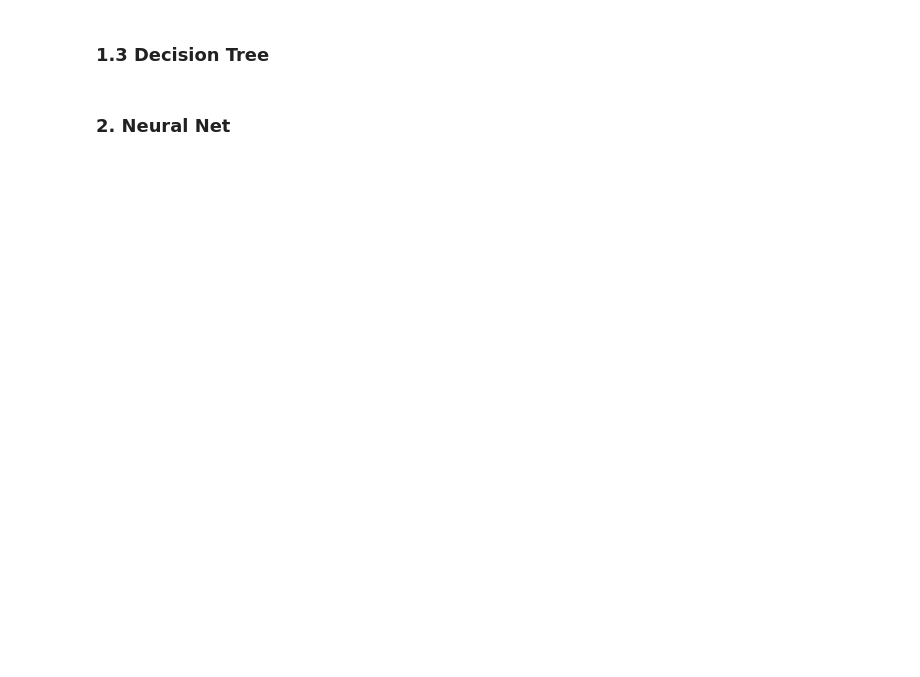
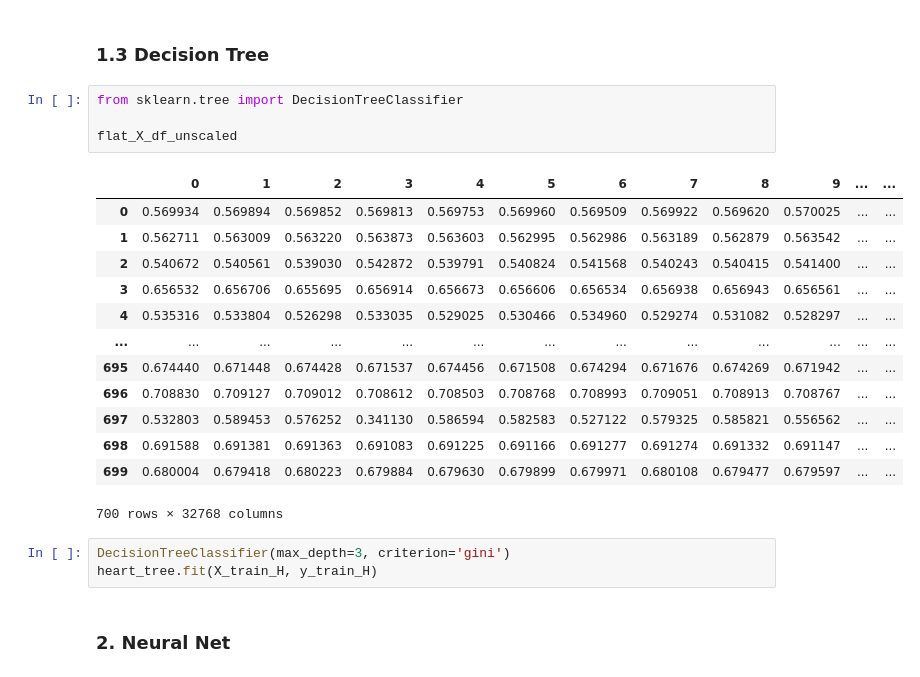
Before and after one commit to mayonesa-parquet/ml, a Jupyter notebook: ML-Projekt.ipynb, the cells around one changed output. Saved outputs shown, nothing was run; the diff lists cells and outputs as text; blank space fills up the shorter version.

```diff
--- a/ML-Projekt.ipynb
+++ b/ML-Projekt.ipynb
@@ -367,4 +532,25 @@ X_test = sc.transform(X_test)
 # %% [markdown]
 ### 1.3 Decision Tree
+# %%
+from sklearn.tree import DecisionTreeClassifier
+
+flat_X_df_unscaled
+# %% [output]
+|  | 0 | 1 | 2 | 3 | 4 | 5 | 6 | 7 | 8 | 9 | ... | ... |
+| 0 | 0.569934 | 0.569894 | 0.569852 | 0.569813 | 0.569753 | 0.569960 | 0.569509 | 0.569922 | 0.569620 | 0.570025 | ... | ... |
+| 1 | 0.562711 | 0.563009 | 0.563220 | 0.563873 | 0.563603 | 0.562995 | 0.562986 | 0.563189 | 0.562879 | 0.563542 | ... | ... |
+| 2 | 0.540672 | 0.540561 | 0.539030 | 0.542872 | 0.539791 | 0.540824 | 0.541568 | 0.540243 | 0.540415 | 0.541400 | ... | ... |
+| 3 | 0.656532 | 0.656706 | 0.655695 | 0.656914 | 0.656673 | 0.656606 | 0.656534 | 0.656938 | 0.656943 | 0.656561 | ... | ... |
+| 4 | 0.535316 | 0.533804 | 0.526298 | 0.533035 | 0.529025 | 0.530466 | 0.534960 | 0.529274 | 0.531082 | 0.528297 | ... | ... |
+| ... | ... | ... | ... | ... | ... | ... | ... | ... | ... | ... | ... | ... |
+| 695 | 0.674440 | 0.671448 | 0.674428 | 0.671537 | 0.674456 | 0.671508 | 0.674294 | 0.671676 | 0.674269 | 0.671942 | ... | ... |
+| 696 | 0.708830 | 0.709127 | 0.709012 | 0.708612 | 0.708503 | 0.708768 | 0.708993 | 0.709051 | 0.708913 | 0.708767 | ... | ... |
+| 697 | 0.532803 | 0.589453 | 0.576252 | 0.341130 | 0.586594 | 0.582583 | 0.527122 | 0.579325 | 0.585821 | 0.556562 | ... | ... |
+| 698 | 0.691588 | 0.691381 | 0.691363 | 0.691083 | 0.691225 | 0.691166 | 0.691277 | 0.691274 | 0.691332 | 0.691147 | ... | ... |
+| 699 | 0.680004 | 0.679418 | 0.680223 | 0.679884 | 0.679630 | 0.679899 | 0.679971 | 0.680108 | 0.679477 | 0.679597 | ... | ... |
+700 rows × 32768 columns
+# %%
+DecisionTreeClassifier(max_depth=3, criterion='gini')
+heart_tree.fit(X_train_H, y_train_H)
 # %% [markdown]
 ### 2. Neural Net
```
Also changed, not shown: parts of 29 cells of this notebook.
